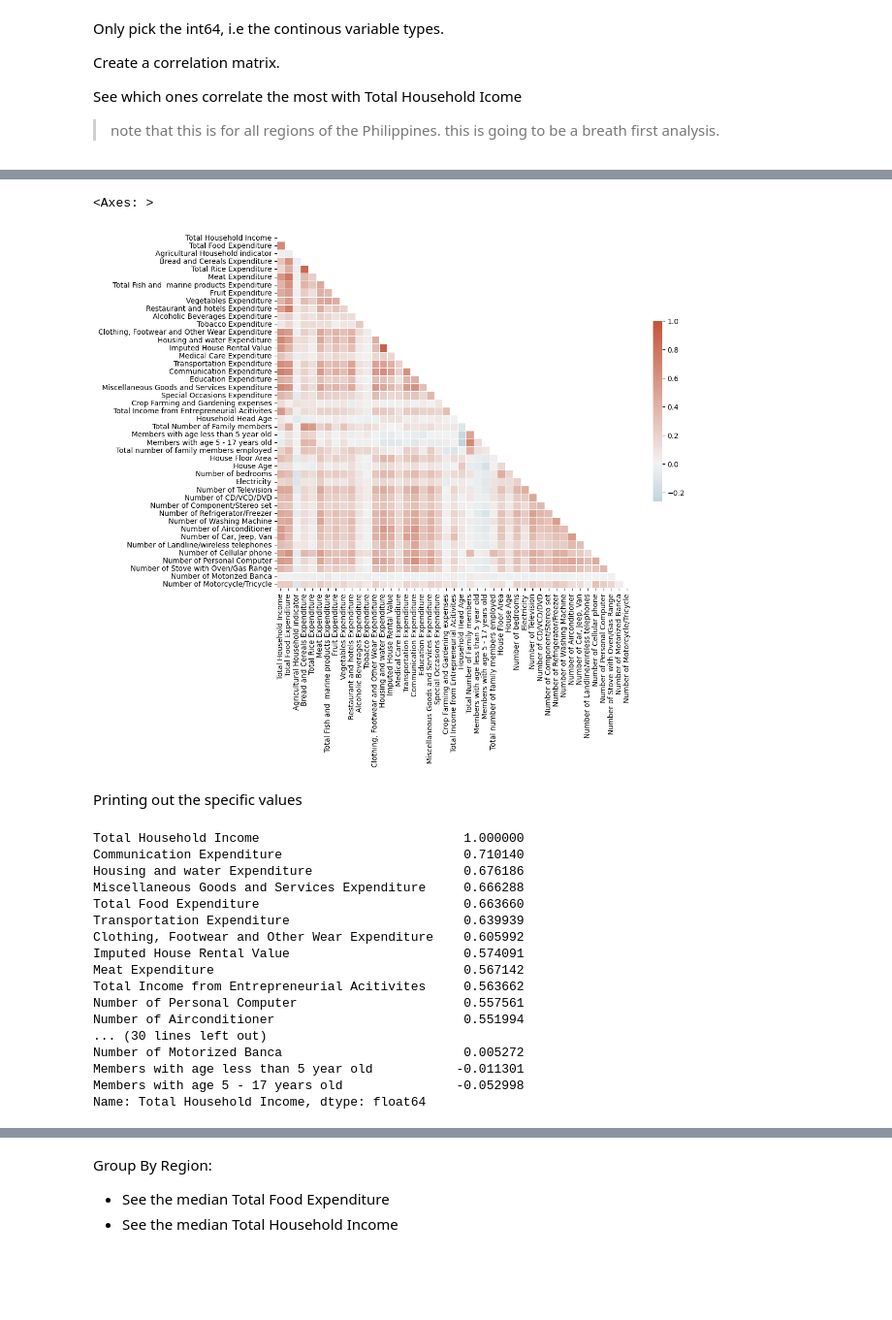
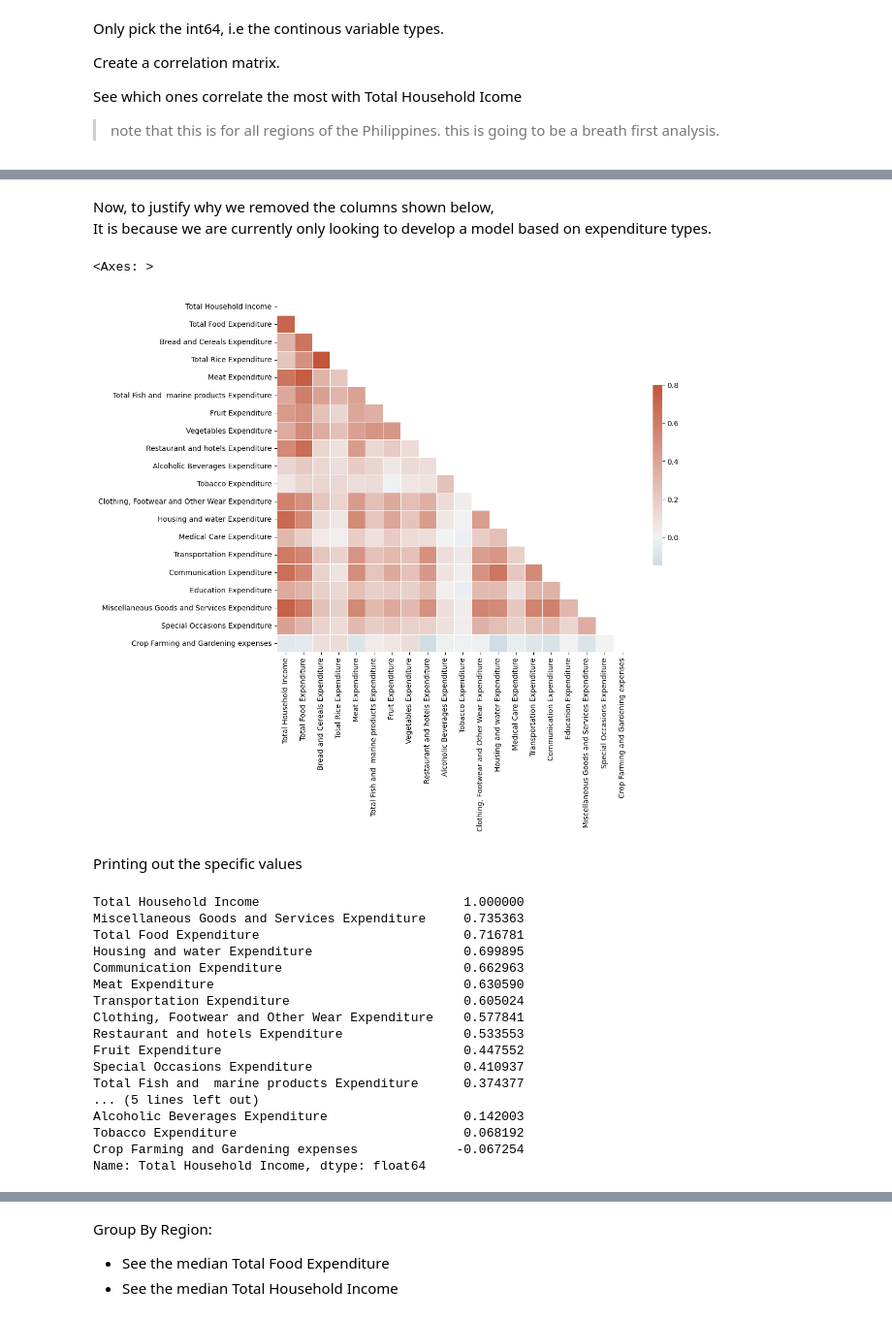
Before and after one commit to Meowxeth/PT-CaseStudy, a Jupyter notebook: main.ipynb, the cells around one changed output, grey strips where cells are left out. Shown at 97% size. Saved outputs shown, nothing was run; the diff lists cells and outputs as text; code cells hidden in the pictures; blank space fills up the shorter version.

```diff
--- a/main.ipynb
+++ b/main.ipynb
@@ -63,44 +72,80 @@ See which ones correlate the most with Total Household Icome
+# %% [markdown]
+Now, to justify why we removed the columns shown below,
+It is because we are currently only looking to develop a model based on expenditure types.
 # %%
 #this code only picks out the columns that is integer type, i.e continous datatype.
 continous_df = df.loc[:, df.dtypes == np.int64]
+
+dropped_columns = ['Total Number of Family members',
+                   'Members with age less than 5 year old',
+                   'Members with age 5 - 17 years old',
+                   'Total number of family members employed',
+                   'House Floor Area',
+                   'House Age',
+                   'Number of bedrooms',
+                   'Electricity',
+                   'Number of Television',
+                   'Number of CD/VCD/DVD',
+                   'Number of Component/Stereo set',
+                   'Number of Refrigerator/Freezer',
+                   'Number of Washing Machine',
+                   'Number of Airconditioner',
+                   'Number of Car, Jeep, Van',
+                   'Number of Landline/wireless telephones',
+                   'Number of Cellular phone',
+                   'Number of Personal Computer',
+                   'Number of Stove with Oven/Gas Range',
+                   'Number of Motorized Banca',
+                   'Number of Motorcycle/Tricycle',
+                   'Household Head Age',
+                   'Agricultural Household indicator',
+                   'Imputed House Rental Value',
+                   'Total Income from Entrepreneurial Acitivites']
+
+
+continous_df = continous_df.drop(columns=dropped_columns, axis=1)
+
+
+#this removes all the outliers.
+continous_df = continous_df[(np.abs(stats.zscore(continous_df)) < 3).all(axis=1)]
 
 corr = continous_df.corr()
 
 mask = np.triu(np.ones_like(corr, dtype=bool))
 
 # Set up the matplotlib figure
 f, ax = plt.subplots(figsize=(11, 9))
 
 # Generate a custom diverging colormap
 cmap = sns.diverging_palette(230, 20, as_cmap=True)
 
 # Draw the heatmap with the mask and correct aspect ratio
-sns.heatmap(corr, mask=mask, cmap=cmap, vmax=1, center=0,
+sns.heatmap(corr, mask=mask, cmap=cmap, vmax=0.8, center=0,
             square=True, linewidths=.5, cbar_kws={"shrink": .5})
 # %% [output]
 <Axes: >
-[figure, old version]
+[figure, new version]
 # %% [markdown]
 Printing out the specific values
 # %%
 print(corr['Total Household Income'].sort_values(ascending=False))
 # %% [output]
 Total Household Income                           1.000000
-Communication Expenditure                        0.710140
-Housing and water Expenditure                    0.676186
-Miscellaneous Goods and Services Expenditure     0.666288
-Total Food Expenditure                           0.663660
-Transportation Expenditure                       0.639939
-Clothing, Footwear and Other Wear Expenditure    0.605992
-Imputed House Rental Value                       0.574091
-Meat Expenditure                                 0.567142
-Total Income from Entrepreneurial Acitivites     0.563662
-Number of Personal Computer                      0.557561
-Number of Airconditioner                         0.551994
-... (30 lines left out)
-Number of Motorized Banca                        0.005272
-Members with age less than 5 year old           -0.011301
-Members with age 5 - 17 years old               -0.052998
+Miscellaneous Goods and Services Expenditure     0.735363
+Total Food Expenditure                           0.716781
+Housing and water Expenditure                    0.699895
+Communication Expenditure                        0.662963
+Meat Expenditure                                 0.630590
+Transportation Expenditure                       0.605024
+Clothing, Footwear and Other Wear Expenditure    0.577841
+Restaurant and hotels Expenditure                0.533553
+Fruit Expenditure                                0.447552
+Special Occasions Expenditure                    0.410937
+Total Fish and  marine products Expenditure      0.374377
+... (5 lines left out)
+Alcoholic Beverages Expenditure                  0.142003
+Tobacco Expenditure                              0.068192
+Crop Farming and Gardening expenses             -0.067254
 Name: Total Household Income, dtype: float64
 # %% [markdown]
 #### From highest to lowest, the expenditures that have a significant correlation with Total Household Income are:
```
Also changed, not shown: parts of 13 cells of this notebook.
